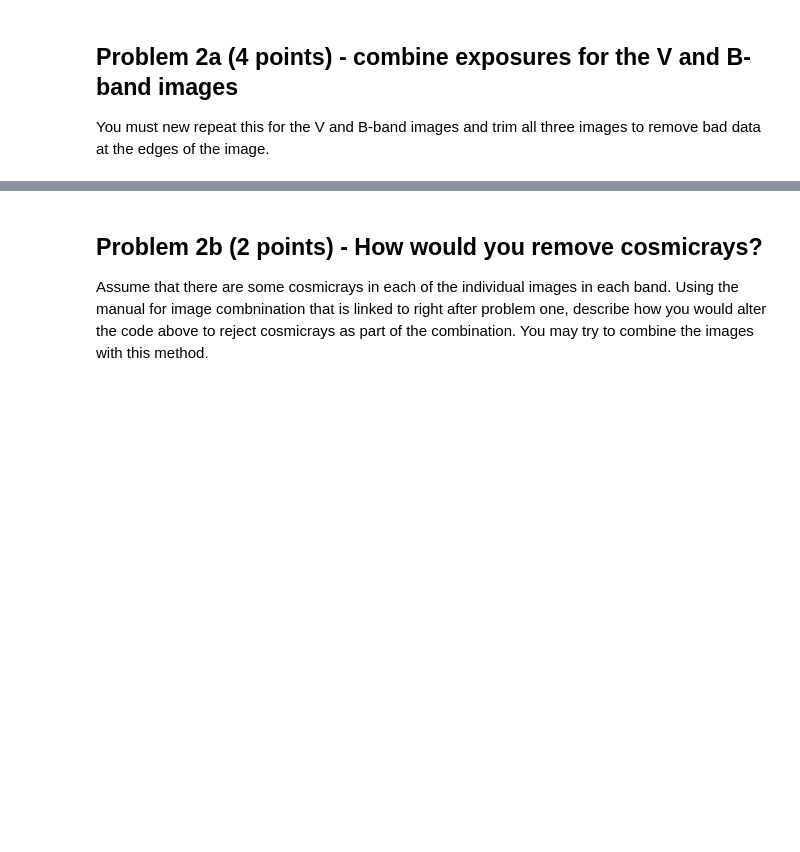
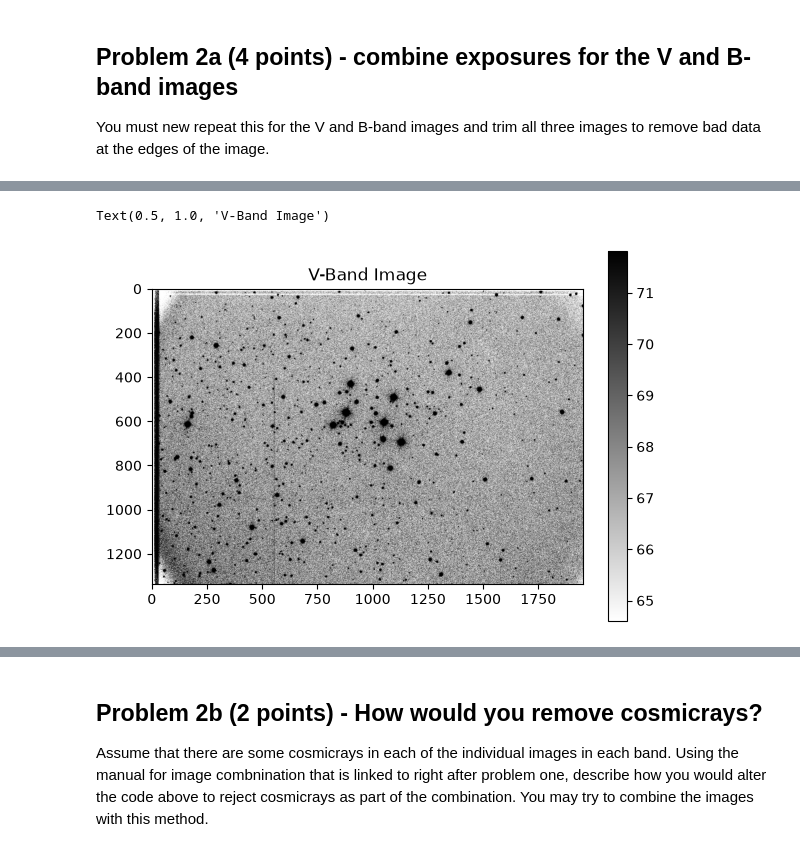
Before and after one commit to pbhakta04/Reductionproject_student, a Jupyter notebook: cluster_photometry_student.ipynb, the cells around one changed output, grey strips where cells are left out. Saved outputs shown, nothing was run; the diff lists cells and outputs as text; code cells hidden in the pictures; blank space fills up the shorter version.

```diff
--- a/cluster_photometry_student.ipynb
+++ b/cluster_photometry_student.ipynb
@@ -247,0 +243,21 @@ You must new repeat this for the V and B-band images and trim all three images t
+# %%
+#*********************
+#repeat for the V-band images
+reprojected_g = []
+
+gimage, gheader = fits.getdata(gimage_list[0], header=True) #this is the target image for the v-band imagees
+target_wcs_g = WCS(header)
+
+for image_name in gimage_list: #this loops through the entire gband list that was made previously
+    img = CCDData.read(image_name) #this reads the data into an object called "CCDdata"
+    new_image = wcs_project(img, target_wcs_g) #this takes each image and projects it onto a separate, but identical coordinate grid of the target object
+    reprojected_g.append(new_image) #the reprojected images in a list
+
+combiner = Combiner(reprojected_g) #combines the reprojected images into a singular image
+stacked_image = combiner.average_combine() # this defines that combined image as a stacked_image
+
+fits.writeto('M29G.fits',stacked_image,overwrite=True,header=gheader) #this saves the combined image
+plt.figure()
+imdisplay(stacked_image) #displays the combined image
+plt.title('V-Band Image') #titles the figure
+# %% [output]
@@ -247,0 +275,2 @@ You must new repeat this for the V and B-band images and trim all three images t
+Text(0.5, 1.0, 'V-Band Image')
+[figure, added]
```
Also changed, not shown: parts of 12 cells of this notebook.
